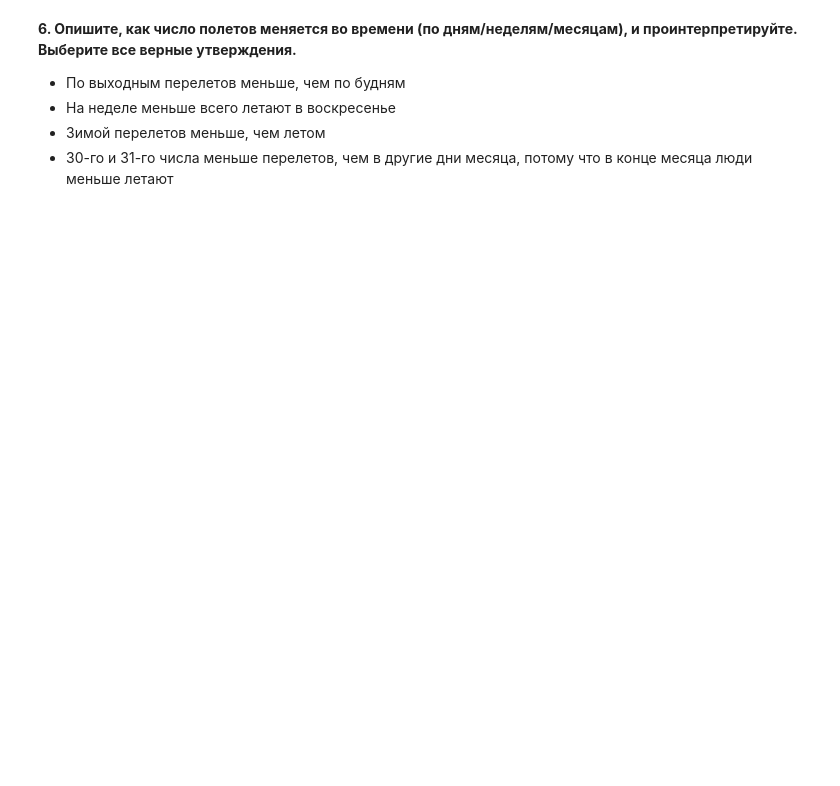
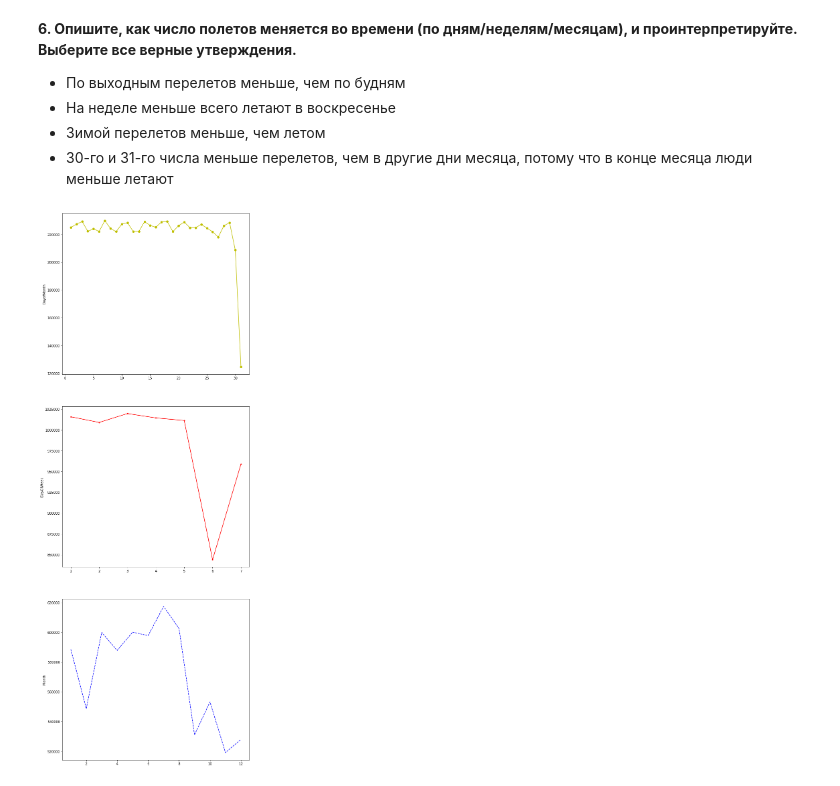
Before and after one commit to RSamokhin/hse-ml, a Jupyter notebook: jupyter_notebooks/homeworks/hw2_USA_flights_2008.ipynb, the cells around one changed output. Saved outputs shown, nothing was run; the diff lists cells and outputs as text; code cells hidden in the pictures; blank space fills up the shorter version.

```diff
--- a/jupyter_notebooks/homeworks/hw2_USA_flights_2008.ipynb
+++ b/jupyter_notebooks/homeworks/hw2_USA_flights_2008.ipynb
@@ -237,0 +386,27 @@ num_flights_by_date.rolling(window=7).mean().plot();
+# %%
+# Ваш код здесь
+# flight_nn.groupby('DayofMonth')['FlightNum'].agg('count').plot()
+# flight_nn.groupby('DayOfWeek')['FlightNum'].agg('count').plot()
+# flight_nn.groupby('Month')['FlightNum'].agg('count').plot()
+
+
+plt.figure(figsize = (10,30)) # Creates new figure with given size
+
+plt.subplot(3, 1, 1) # Upper left corner
+plt.plot(flight_nn.groupby('DayofMonth')['FlightNum'].agg('count'), 'yo-')
+plt.ylabel('DayofMonth')
+
+plt.subplot(3, 1, 2) # Upper right corner
+plt.plot(flight_nn.groupby('DayOfWeek')['FlightNum'].agg('count'), 'r.-')
+plt.ylabel('DayOfWeek')
+
+plt.subplot(3, 1, 3) # Lower left corner
+plt.plot(flight_nn.groupby('Month')['FlightNum'].agg('count'), 'b--')
+plt.ylabel('Month')
+
+
+plt.subplots_adjust(wspace = 0.4, hspace = 0.2) # Adjust the distance between the subplots
+
+plt.show()
+# %% [output]
+[figure, added]
```
Also changed, not shown: parts of 16 cells of this notebook, 2 other files.
